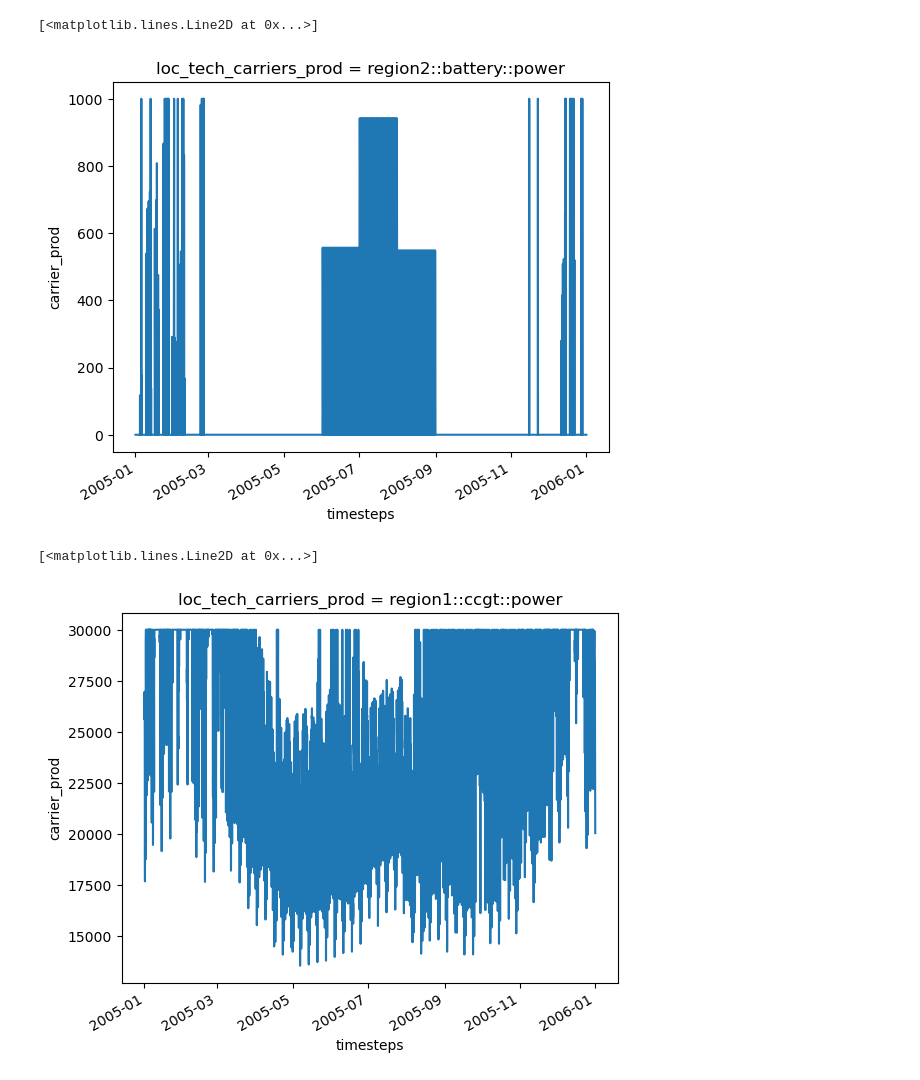
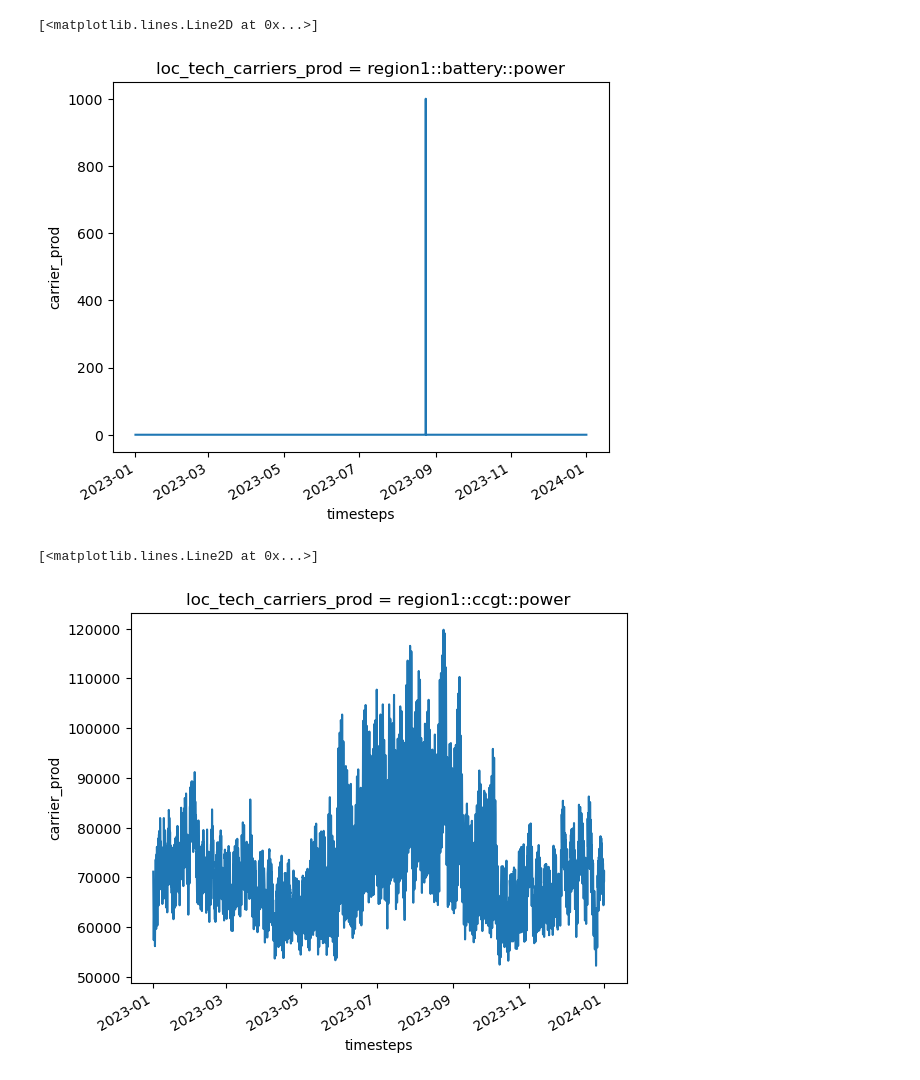
Before and after one commit to samgdotson/ucs-model-review, a Jupyter notebook: results/calliope_results_analyzer.ipynb, the cells around one changed output. Drawn from its saved outputs; the diff is of its cells as text; code cells hidden in the pictures.

Commit message:
updates calliope model and results

```diff
--- a/results/calliope_results_analyzer.ipynb
+++ b/results/calliope_results_analyzer.ipynb
@@ -5,7 +5,8 @@ import pandas as pd
 import xarray as xr
 import calliope
 # %%
-model = calliope.read_netcdf("results.nc")
+model_run = 4
+model = calliope.read_netcdf(f"../calliope_model/0{model_run}-calliope-results/0{model_run}-res.nc")
 # %%
 ds = model.results
 # %%
@@ -47,10 +51,10 @@ Coordinates:
 # %%
-ds.carrier_prod.sel(loc_tech_carriers_prod='region2::battery::power').plot()
+ds.carrier_prod.sel(loc_tech_carriers_prod='region1::battery::power').plot()
 # %% [output]
 [<matplotlib.lines.Line2D at 0x...>]
-[figure, old version]
+[figure, new version]
 # %%
 ds.carrier_prod.sel(loc_tech_carriers_prod="region1::ccgt::power").plot()
 # %% [output]
 [<matplotlib.lines.Line2D at 0x...>]
-[figure, old version]
+[figure, new version]
```
Also changed, not shown: parts of 4 cells of this notebook, 10 other files.
